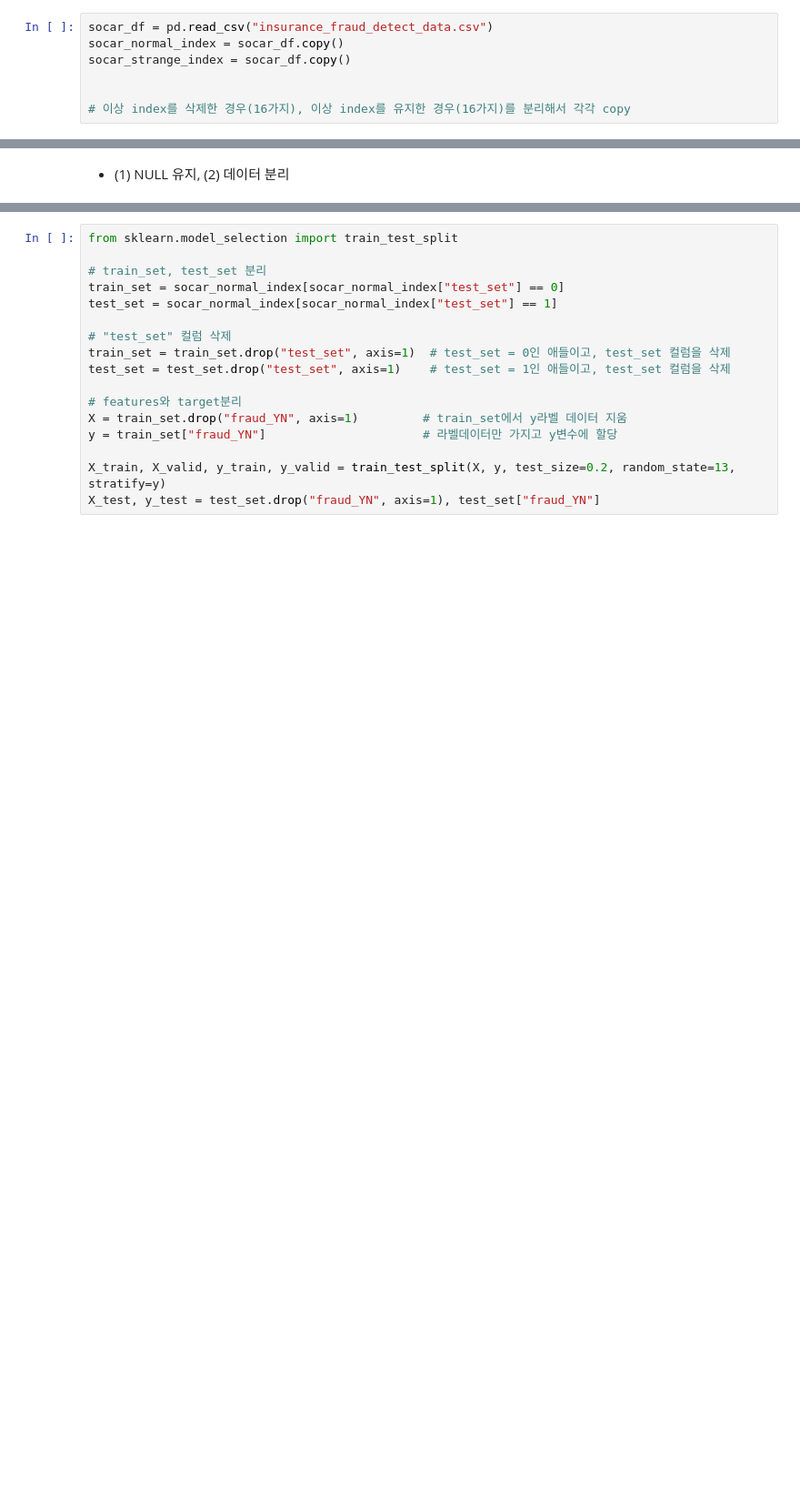
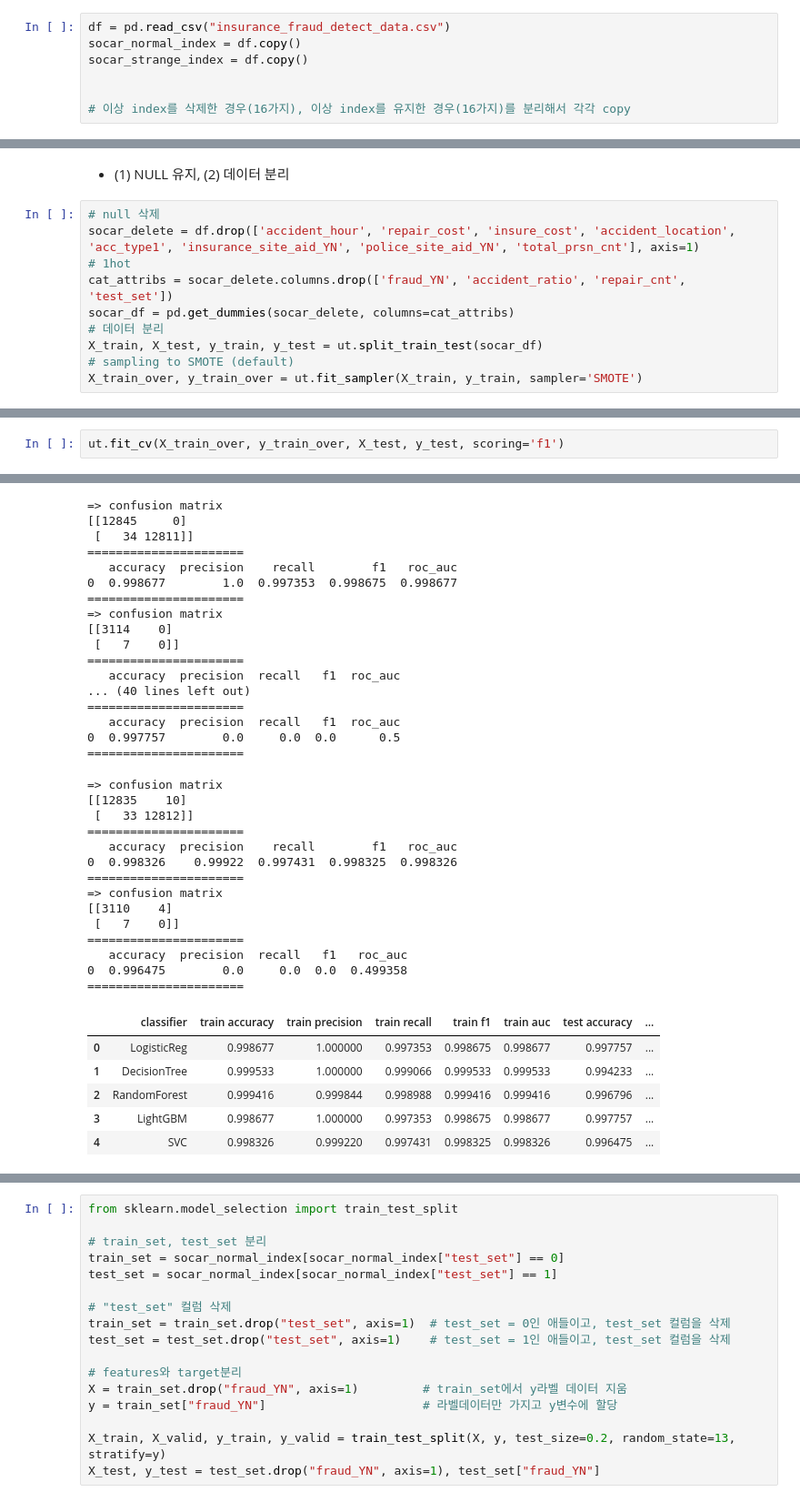
Before and after one commit to ryuseunghwan1/ML_project, a Jupyter notebook: ml/socar_preprocessing.ipynb, the cells around one changed output, grey strips where cells are left out. Shown: that part at 91% size. Drawn from its saved outputs; the diff is of its cells as text; blank space fills up the shorter version.

```diff
--- a/ml/socar_preprocessing_final.ipynb
+++ b/ml/socar_preprocessing.ipynb
@@ -51,9 +74,9 @@ from imblearn.over_sampling import SMOTE
 # %% [markdown]
 ## 데이터 불러오기
 # %%
-socar_df = pd.read_csv("insurance_fraud_detect_data.csv")
-socar_normal_index = socar_df.copy()
-socar_strange_index = socar_df.copy()
+df = pd.read_csv("insurance_fraud_detect_data.csv")
+socar_normal_index = df.copy()
+socar_strange_index = df.copy()
 
 
 # 이상 index를 삭제한 경우(16가지), 이상 index를 유지한 경우(16가지)를 분리해서 각각 copy
@@ -63,3 +86,13 @@ socar_strange_index = socar_df.copy()
 #### < 1. 첫번째 방법 (NULL 유지 , SMOTE, 스케일링 없음) >
 # %% [markdown]
 - (1) NULL 유지, (2) 데이터 분리
+# %%
+# null 삭제
+socar_delete = df.drop(['accident_hour', 'repair_cost', 'insure_cost', 'accident_location', 'acc_type1', 'insurance_site_aid_YN', 'police_site_aid_YN', 'total_prsn_cnt'], axis=1)
+# 1hot
+cat_attribs = socar_delete.columns.drop(['fraud_YN', 'accident_ratio', 'repair_cnt', 'test_set'])
+socar_df = pd.get_dummies(socar_delete, columns=cat_attribs)
+# 데이터 분리
+X_train, X_test, y_train, y_test = ut.split_train_test(socar_df)
+# sampling to SMOTE (default)
+X_train_over, y_train_over = ut.fit_sampler(X_train, y_train, sampler='SMOTE')
@@ -65,0 +106,3 @@ socar_strange_index = socar_df.copy()
+# %%
+ut.fit_cv(X_train_over, y_train_over, X_test, y_test, scoring='f1')
+# %% [output]
@@ -65,0 +126,37 @@ socar_strange_index = socar_df.copy()
+=> confusion matrix
+[[12845     0]
+ [   34 12811]]
+======================
+   accuracy  precision    recall        f1   roc_auc
+0  0.998677        1.0  0.997353  0.998675  0.998677
+======================
+=> confusion matrix
+[[3114    0]
+ [   7    0]]
+======================
+   accuracy  precision  recall   f1  roc_auc
+... (40 lines left out)
+======================
+   accuracy  precision  recall   f1  roc_auc
+0  0.997757        0.0     0.0  0.0      0.5
+======================
+=> confusion matrix
+[[12835    10]
+ [   33 12812]]
+======================
+   accuracy  precision    recall        f1   roc_auc
+0  0.998326    0.99922  0.997431  0.998325  0.998326
+======================
+=> confusion matrix
+[[3110    4]
+ [   7    0]]
+======================
+   accuracy  precision  recall   f1   roc_auc
+0  0.996475        0.0     0.0  0.0  0.499358
+======================
+|  | classifier | train accuracy | train precision | train recall | train f1 | train auc | test accuracy | ... |
+| 0 | LogisticReg | 0.998677 | 1.000000 | 0.997353 | 0.998675 | 0.998677 | 0.997757 | ... |
+| 1 | DecisionTree | 0.999533 | 1.000000 | 0.999066 | 0.999533 | 0.999533 | 0.994233 | ... |
+| 2 | RandomForest | 0.999416 | 0.999844 | 0.998988 | 0.999416 | 0.999416 | 0.996796 | ... |
+| 3 | LightGBM | 0.998677 | 1.000000 | 0.997353 | 0.998675 | 0.998677 | 0.997757 | ... |
+| 4 | SVC | 0.998326 | 0.999220 | 0.997431 | 0.998325 | 0.998326 | 0.996475 | ... |
```
Also changed, not shown: parts of 5 cells of this notebook, 4 other files.
